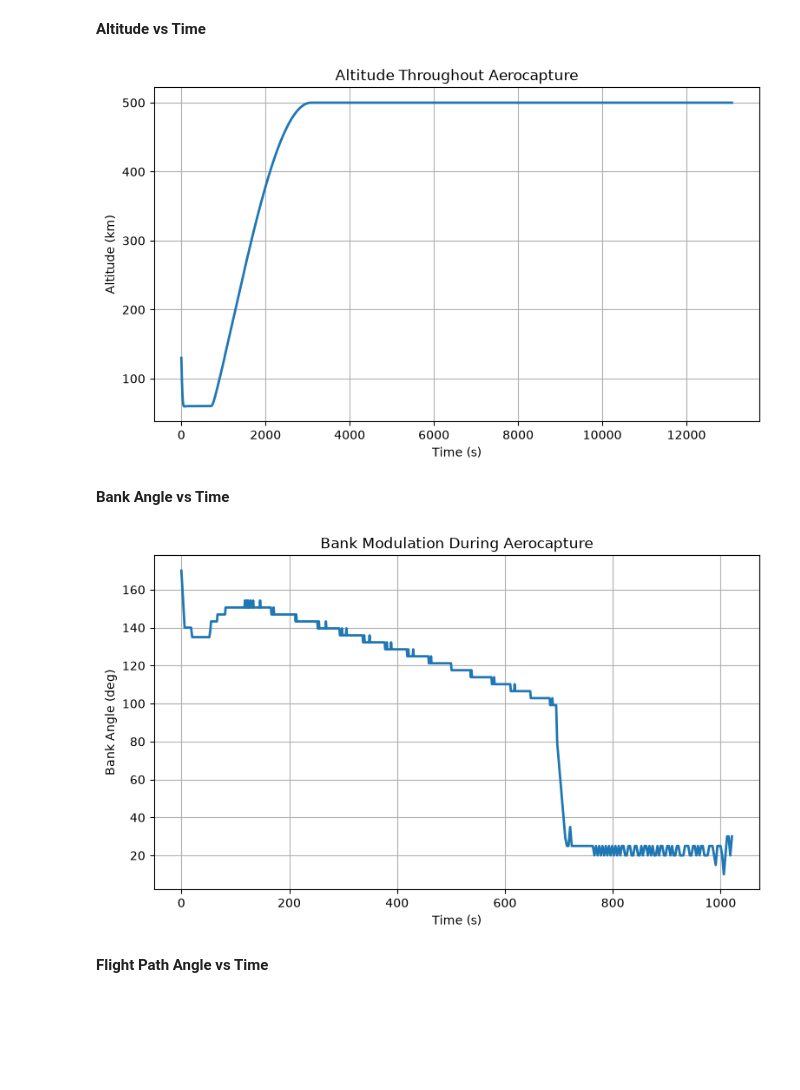
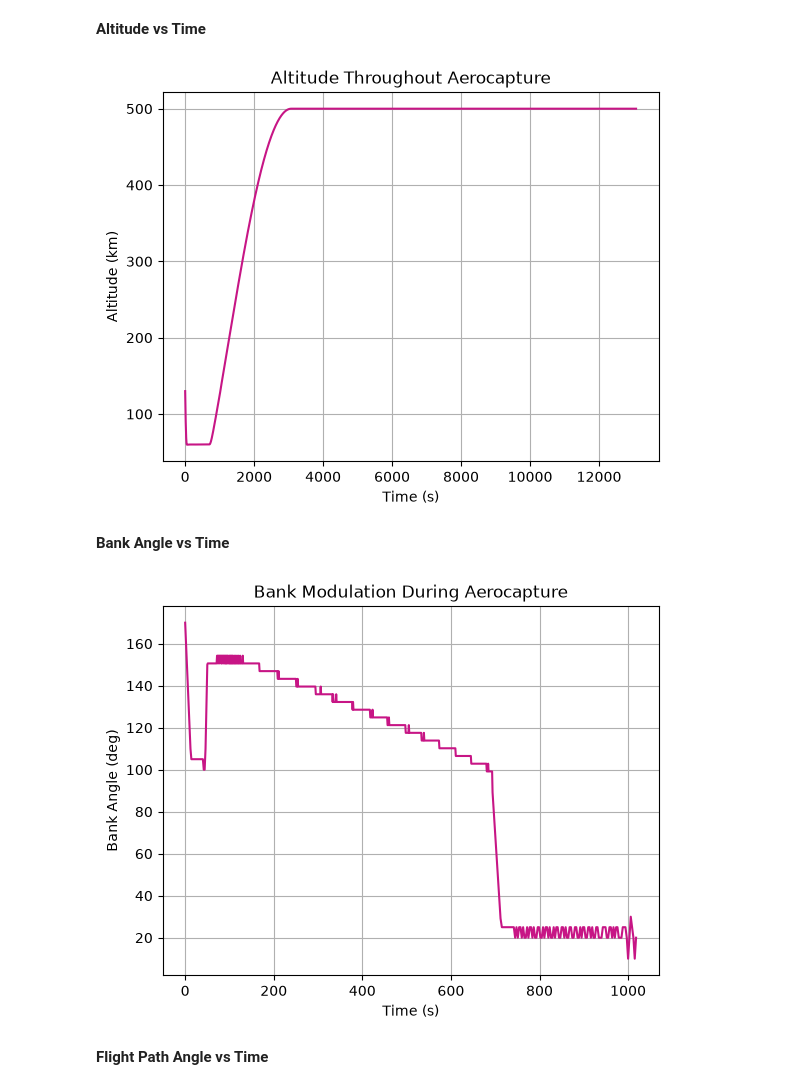
Before and after one commit to sophietkos/Mars-Aerocapture, a Jupyter notebook: Aerocapture_Trajectory/Aerocapture_Trajectory_Model.ipynb, the cells around one changed output. Drawn from its saved outputs; the diff is of its cells as text; code cells hidden in the pictures; blank space fills up the shorter version.

```diff
--- a/Aerocapture_Trajectory/Aerocapture_Trajectory_Model.ipynb
+++ b/Aerocapture_Trajectory/Aerocapture_Trajectory_Model.ipynb
@@ -24,7 +24,7 @@ mars_radius = 3396000.0                # m
 # %%
 initial_velocity = 16000.0             # m/s
 initial_altitude = 130000.0            # m
-initial_gamma = np.radians(-10.4)      # rad
+initial_gamma = np.radians(-11)      # rad
 initial_downrange = 0.0                # m
 initial_theta = 0.0                    # rad
 
@@ -1528,35 +1530,35 @@ plt.show()
 # %%
 plt.plot(
 
     time_total,
 
     altitude_total/1000,
 
-    linewidth=2
+    linewidth=1.5,
 
     color="mediumvioletred"
 
 )
 
 
 plt.xlabel( "Time (s)")
 plt.ylabel("Altitude (km)")
 plt.title("Altitude Throughout Aerocapture")
 
 plt.grid()
 plt.show()
 # %% [output]
-[figure, old version]
+[figure, new version]
 # %% [markdown]
 **Bank Angle vs Time**
 # %%
 plt.plot(
 
-    trajectory_time_history[:-1],
+    trajectory_time_history,
 
     trajectory_bank_history,
 
-    linewidth=2
+    linewidth=1.5,
 
     color="mediumvioletred"
 
@@ -1571,7 +1573,7 @@ plt.title("Bank Modulation During Aerocapture")
 plt.grid()
 plt.show()
 # %% [output]
-[figure, old version]
+[figure, new version]
 # %% [markdown]
 **Flight Path Angle vs Time**
 # %%
```
Also changed, not shown: parts of 13 cells of this notebook.
